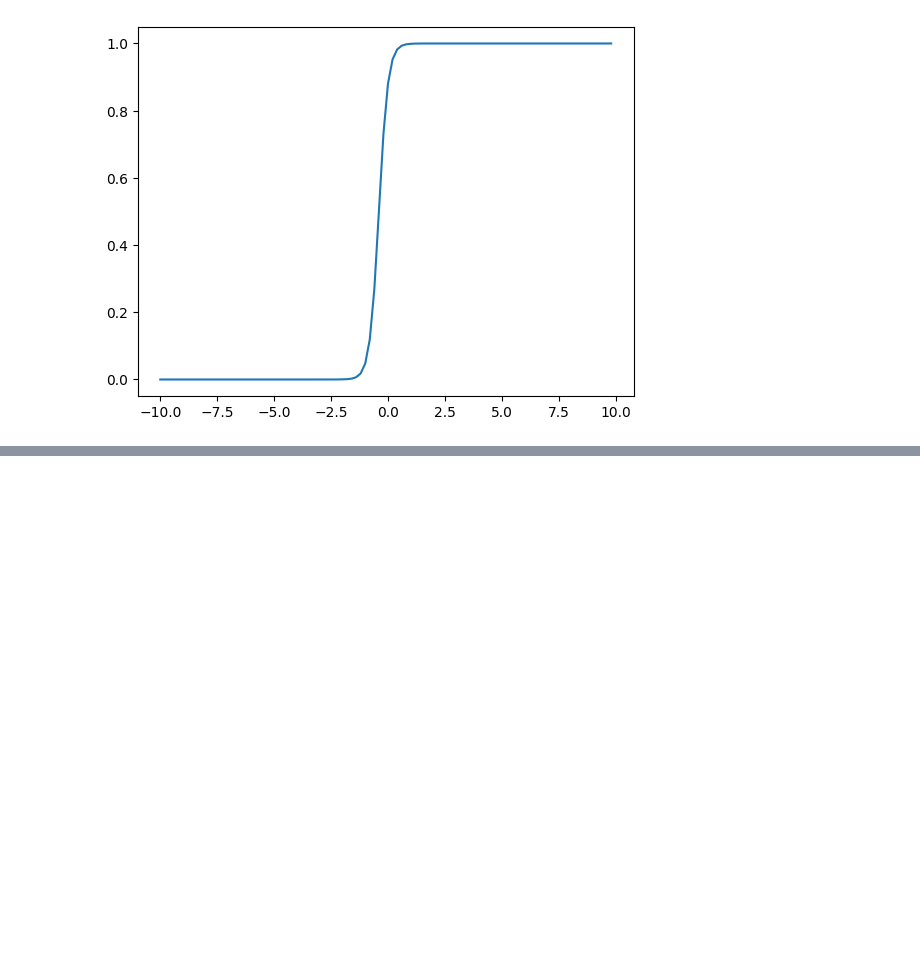
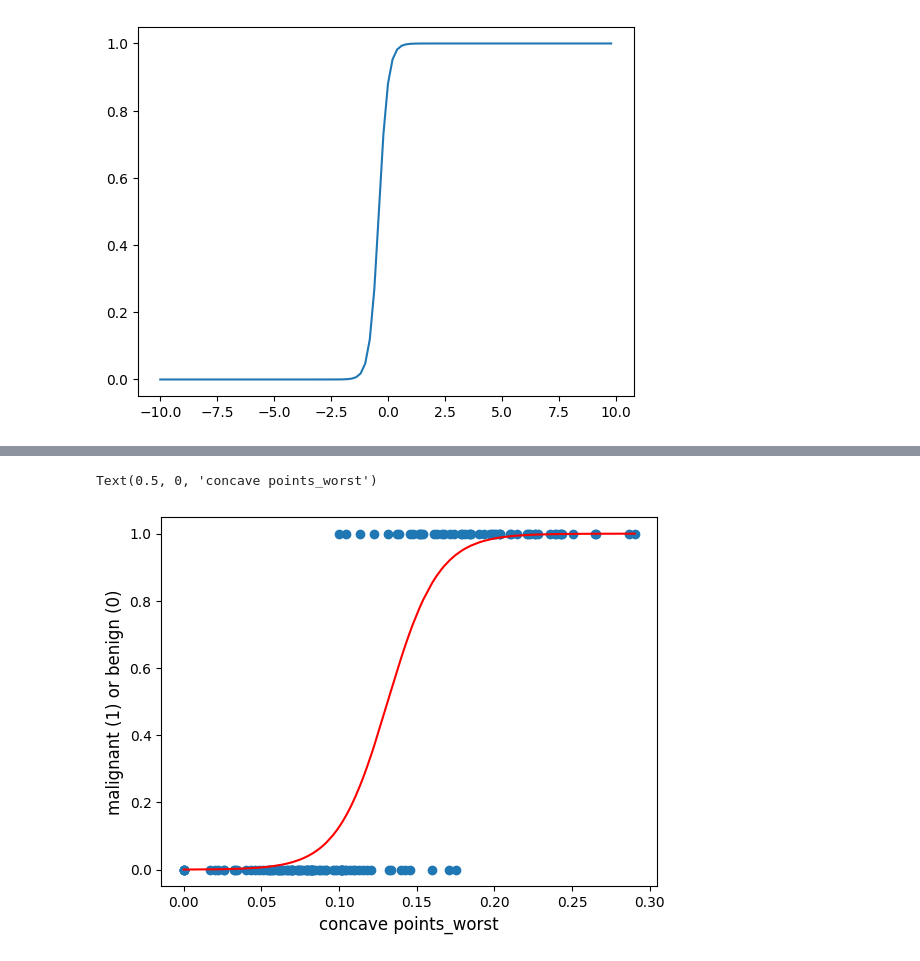
Before and after one commit to rezart95/Machine_Learning_with_Python, a Jupyter notebook: ML_Foundamentals/logistic_regression.ipynb, the cells around one changed output, grey strips where cells are left out. Drawn from its saved outputs; the diff is of its cells as text; code cells hidden in the pictures; blank space fills up the shorter version.

```diff
--- a/ML_Foundamentals/logistic_regression.ipynb
+++ b/ML_Foundamentals/logistic_regression.ipynb
@@ -33,0 +95,16 @@ plt.plot(x, sigmoid(x))
+# %%
+# This code is just to plot/visualize the predictions
+example_df = pd.DataFrame(data = {'worst_concave_points': X_test['concave points_worst'],'diagnosis': y_test})
+
+example_df['logistic_preds'] = pd.DataFrame(logreg_pipe.predict_proba(X_test)).loc[:, 1].values
+example_df = example_df.sort_values(['logistic_preds'])
+plt.scatter(X_test['concave points_worst'], y_test)
+plt.plot(example_df['worst_concave_points'], example_df['logistic_preds'].values, color='red')
+plt.ylabel('malignant (1) or benign (0)', fontsize = 12)
+plt.xlabel('concave points_worst', fontsize = 12)
+
+
+# The predicted probabilities are now more calibrated so now you can predict either a 0 or a 1 depending on the of worst_concave_points.
+# %% [output]
+Text(0.5, 0, 'concave points_worst')
+[figure, added]
```
Also changed, not shown: parts of 5 cells of this notebook, 9 other files.
